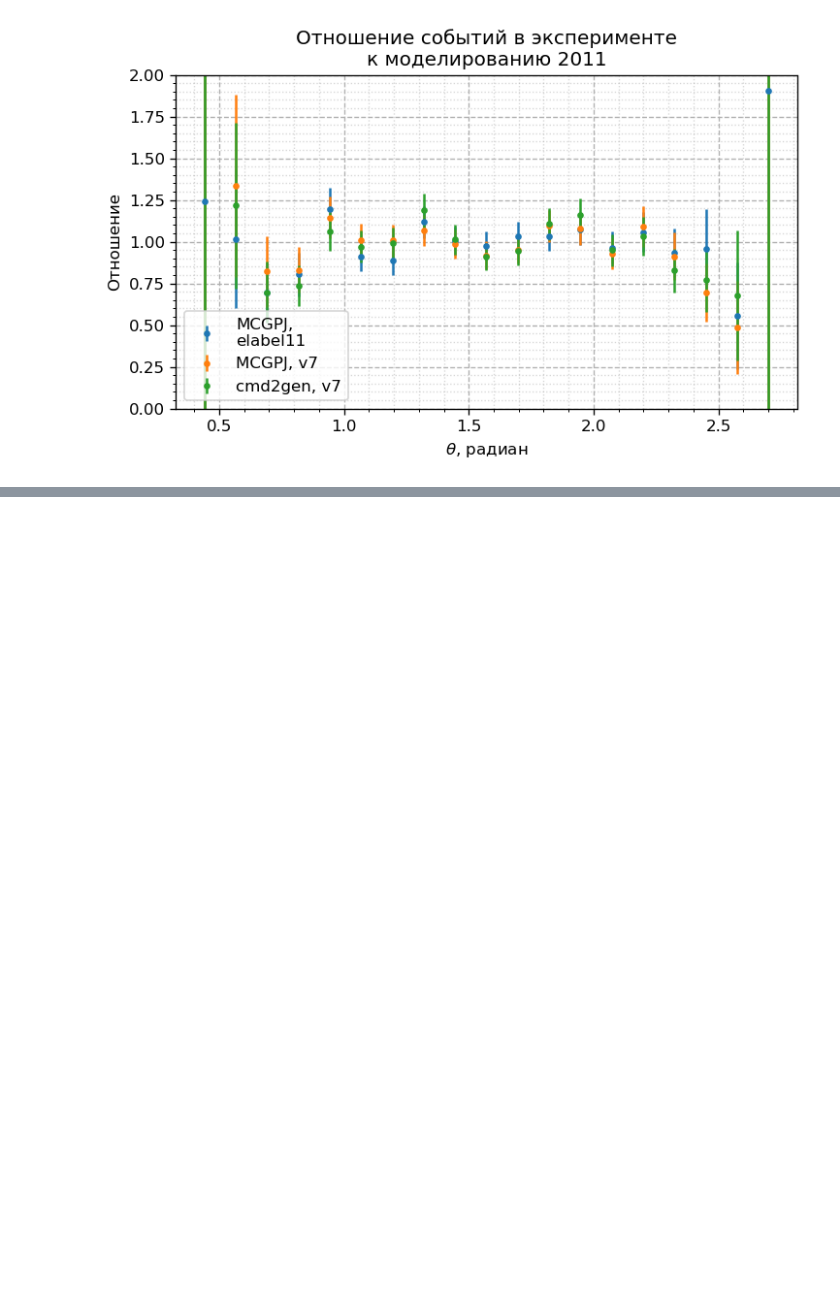
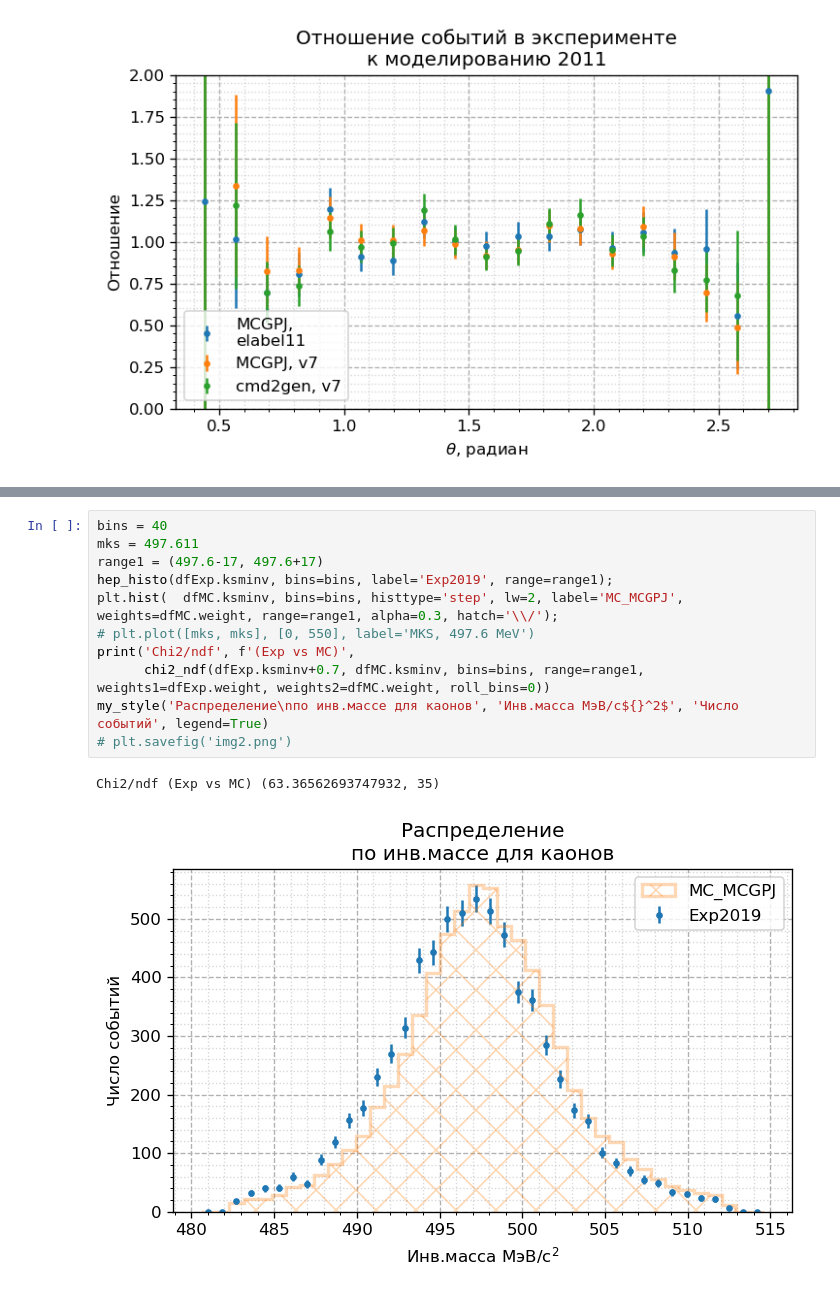
Before and after one commit to nikita-p/kskl20, a Jupyter notebook: notebooks/01. AnglesNote.ipynb, the cells around one changed output, grey strips where cells are left out. Drawn from its saved outputs; the diff is of its cells as text; blank space fills up the shorter version.

```diff
--- a/notebooks/01. AnglesNote.ipynb
+++ b/notebooks/01. AnglesNote.ipynb
@@ -536,0 +576,14 @@ plt.ylim(0, 2);
+# %%
+bins = 40
+mks = 497.611
+range1 = (497.6-17, 497.6+17)
+hep_histo(dfExp.ksminv, bins=bins, label='Exp2019', range=range1);
+plt.hist(  dfMC.ksminv, bins=bins, histtype='step', lw=2, label='MC_MCGPJ',  weights=dfMC.weight, range=range1, alpha=0.3, hatch='\\/');
+# plt.plot([mks, mks], [0, 550], label='MKS, 497.6 MeV')
+print('Chi2/ndf', f'(Exp vs MC)',
+      chi2_ndf(dfExp.ksminv+0.7, dfMC.ksminv, bins=bins, range=range1, weights1=dfExp.weight, weights2=dfMC.weight, roll_bins=0))
+my_style('Распределение\nпо инв.массе для каонов', 'Инв.масса МэВ/c${}^2$', 'Число событий', legend=True)
+# plt.savefig('img2.png')
+# %% [output]
+Chi2/ndf (Exp vs MC) (63.36562693747932, 35)
+[figure, added]
```
Also changed, not shown: parts of 30 cells of this notebook, 6 other files.
